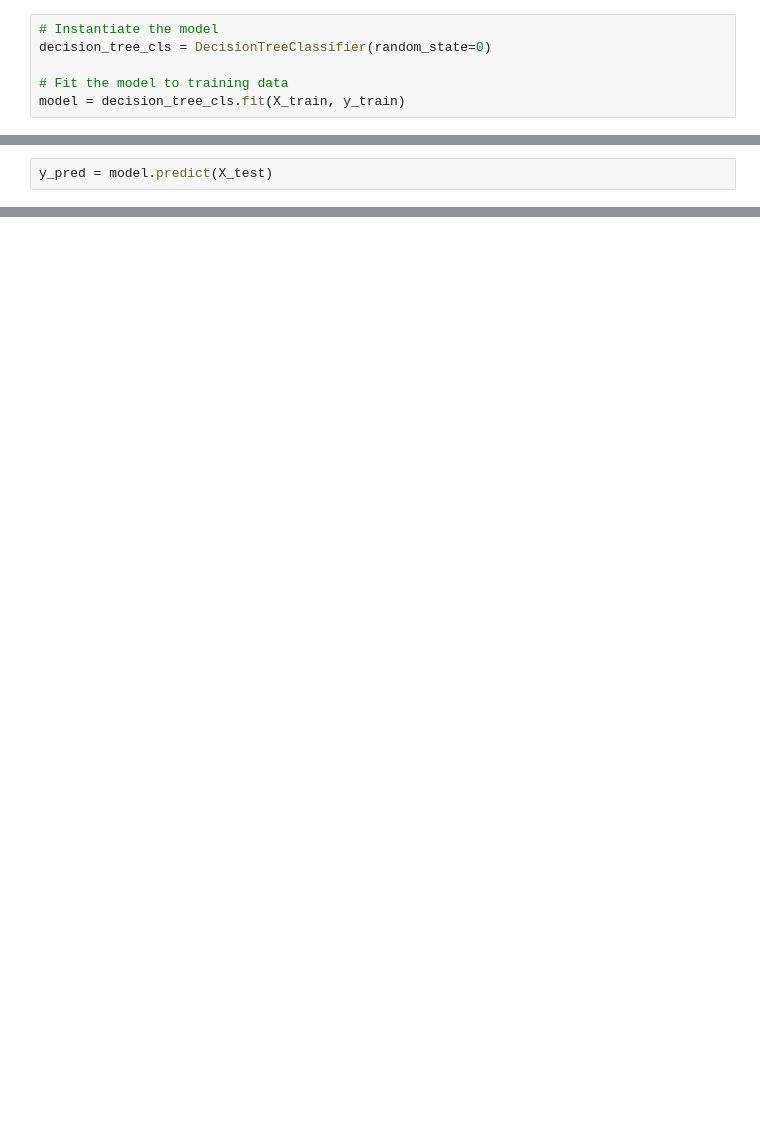
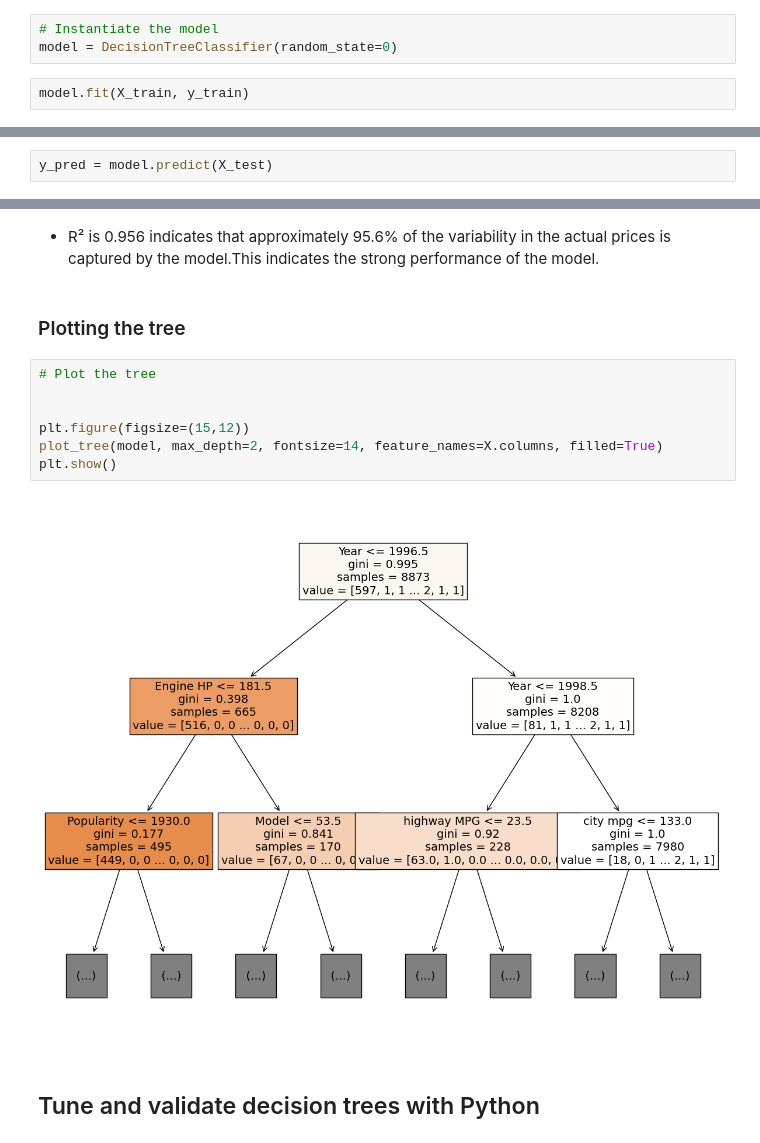
Before and after one commit to nirmal2i43a5/Automobile_Price_Prediction_System, a Jupyter notebook: Automobile_EDA.ipynb, the cells around one changed output, grey strips where cells are left out. Saved outputs shown, nothing was run; the diff lists cells and outputs as text; blank space fills up the shorter version.

```diff
--- a/Automobile_EDA.ipynb
+++ b/Automobile_EDA.ipynb
@@ -519,7 +523,6 @@ y = df_encoded['MSRP']#target
 X_train, X_test, y_train, y_test = train_test_split(X, y, test_size=0.2, random_state=42)
 # %%
 # Instantiate the model
-decision_tree_cls = DecisionTreeClassifier(random_state=0)
-
-# Fit the model to training data
-model = decision_tree_cls.fit(X_train, y_train)
+model = DecisionTreeClassifier(random_state=0)
+# %%
+model.fit(X_train, y_train)
@@ -540,0 +555,16 @@ array([33920, 16535, 83295, ..., 34815, 41340,  2000], dtype=int64)
+# %% [markdown]
+- R² is 0.956 indicates that approximately 95.6% of the variability in the actual prices is captured by the model.This indicates the strong performance of the model.
+# %% [markdown]
+### Plotting the tree
+# %%
+# Plot the tree
+
+
+plt.figure(figsize=(15,12))
+plot_tree(model, max_depth=2, fontsize=14, feature_names=X.columns, filled=True)
+plt.show()
+# %% [output]
+[figure, added]
+# %% [markdown]
+
+## Tune and validate decision trees with Python
```
Also changed, not shown: parts of 15 cells of this notebook.
